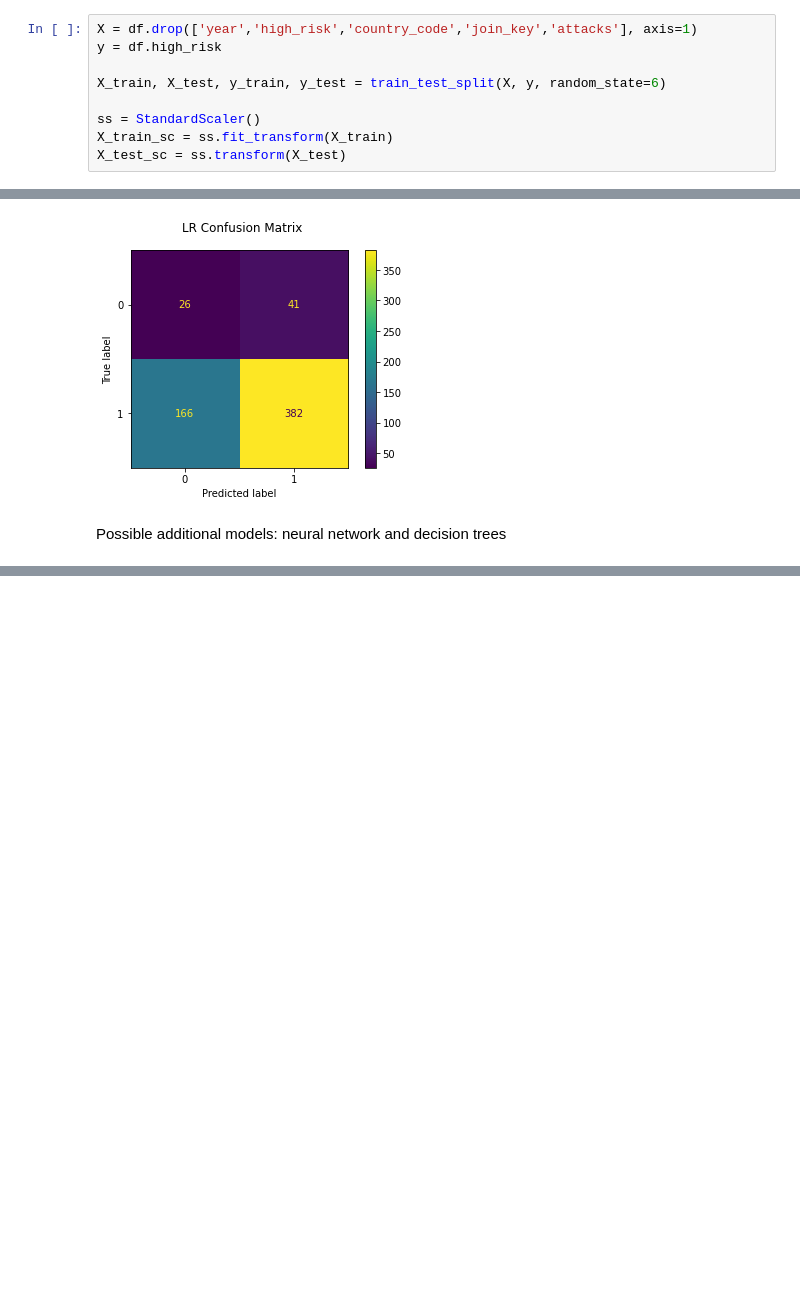
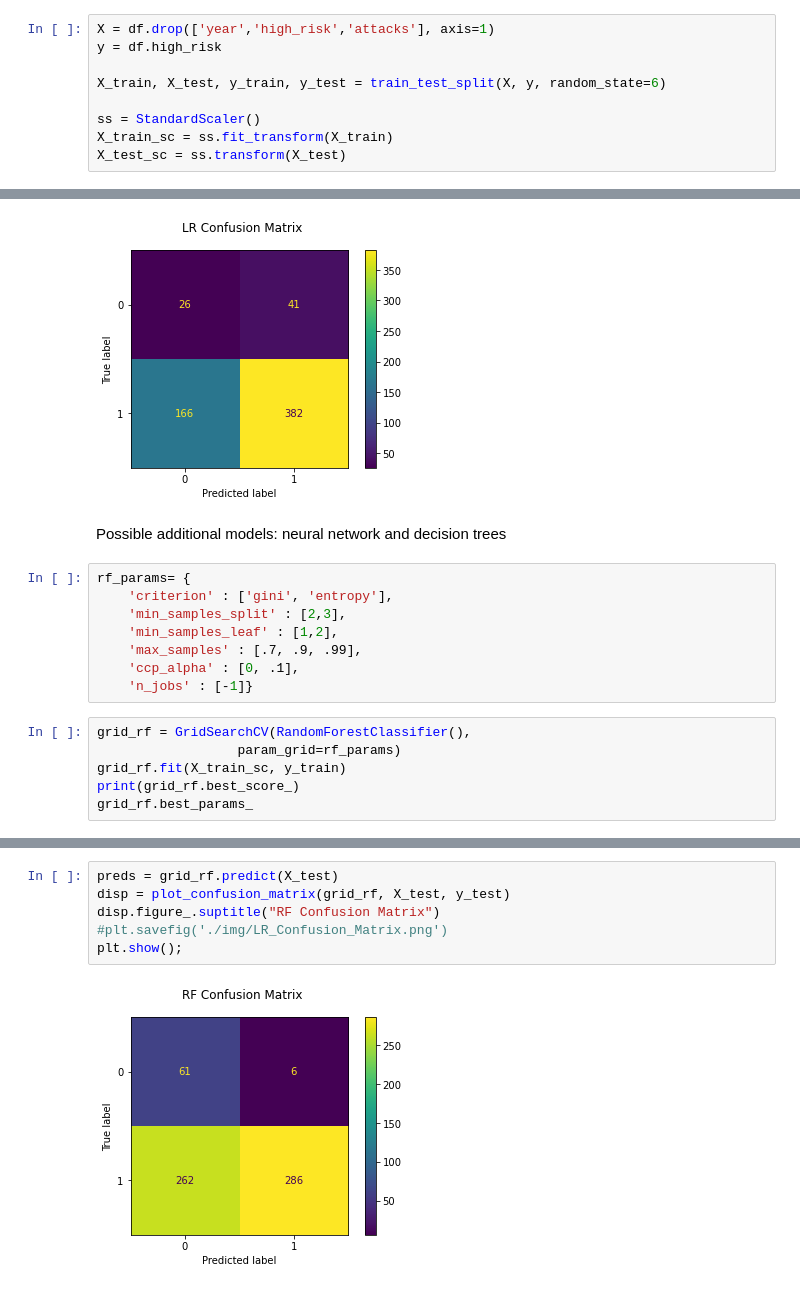
Before and after one commit to akamara05/Maritime_pirate_project, a Jupyter notebook: Part 4 - Modeling.ipynb, the cells around one changed output, grey strips where cells are left out. Drawn from its saved outputs; the diff is of its cells as text; blank space fills up the shorter version.

```diff
--- a/Modeling.ipynb
+++ b/Part 4 - Modeling.ipynb
@@ -25,7 +26,7 @@ Name: high_risk, dtype: float64
 # %% [markdown]
 Train-Test Split and Scalling
 # %%
-X = df.drop(['year','high_risk','country_code','join_key','attacks'], axis=1)
+X = df.drop(['year','high_risk','attacks'], axis=1)
 y = df.high_risk
 
 X_train, X_test, y_train, y_test = train_test_split(X, y, random_state=6)
@@ -199,3 +197,17 @@ plt.show();
 [figure]
 # %% [markdown]
 Possible additional models: neural network and decision trees
+# %%
+rf_params= {
+    'criterion' : ['gini', 'entropy'],
+    'min_samples_split' : [2,3],
+    'min_samples_leaf' : [1,2],
+    'max_samples' : [.7, .9, .99],
+    'ccp_alpha' : [0, .1],
+    'n_jobs' : [-1]}
+# %%
+grid_rf = GridSearchCV(RandomForestClassifier(),
+                  param_grid=rf_params)
+grid_rf.fit(X_train_sc, y_train)
+print(grid_rf.best_score_)
+grid_rf.best_params_
@@ -201,0 +236,8 @@ Possible additional models: neural network and decision trees
+# %%
+preds = grid_rf.predict(X_test)
+disp = plot_confusion_matrix(grid_rf, X_test, y_test)
+disp.figure_.suptitle("RF Confusion Matrix")
+#plt.savefig('./img/LR_Confusion_Matrix.png')
+plt.show();
+# %% [output]
+[figure, added]
```
Also changed, not shown: parts of 6 cells of this notebook, 3 other files.
